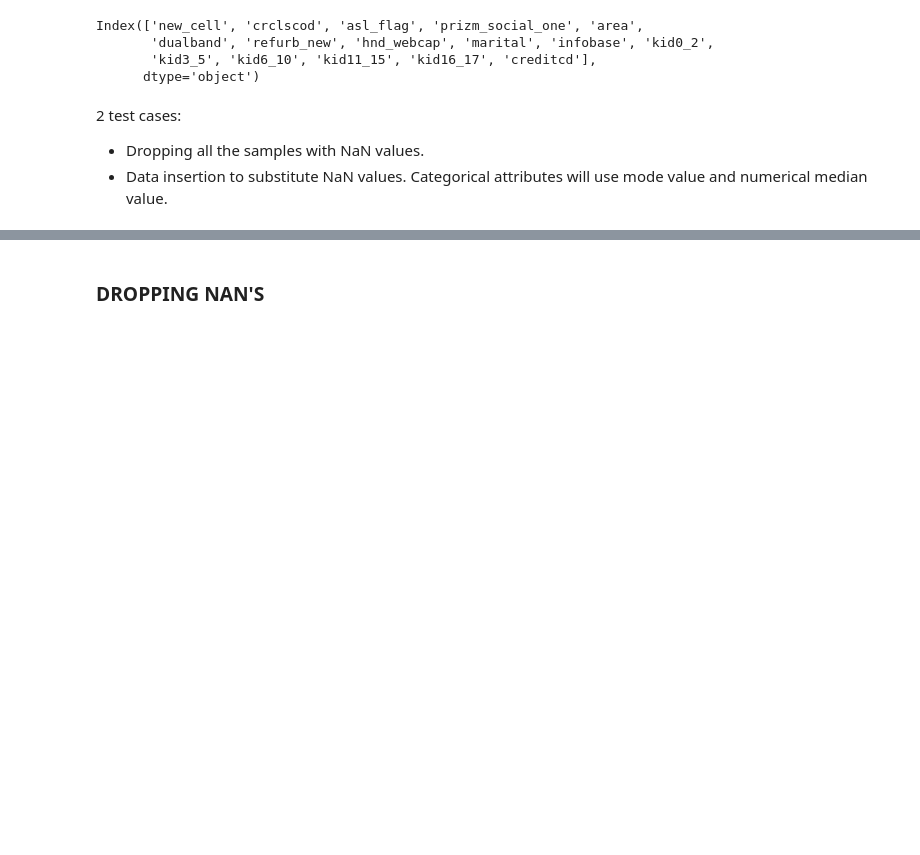
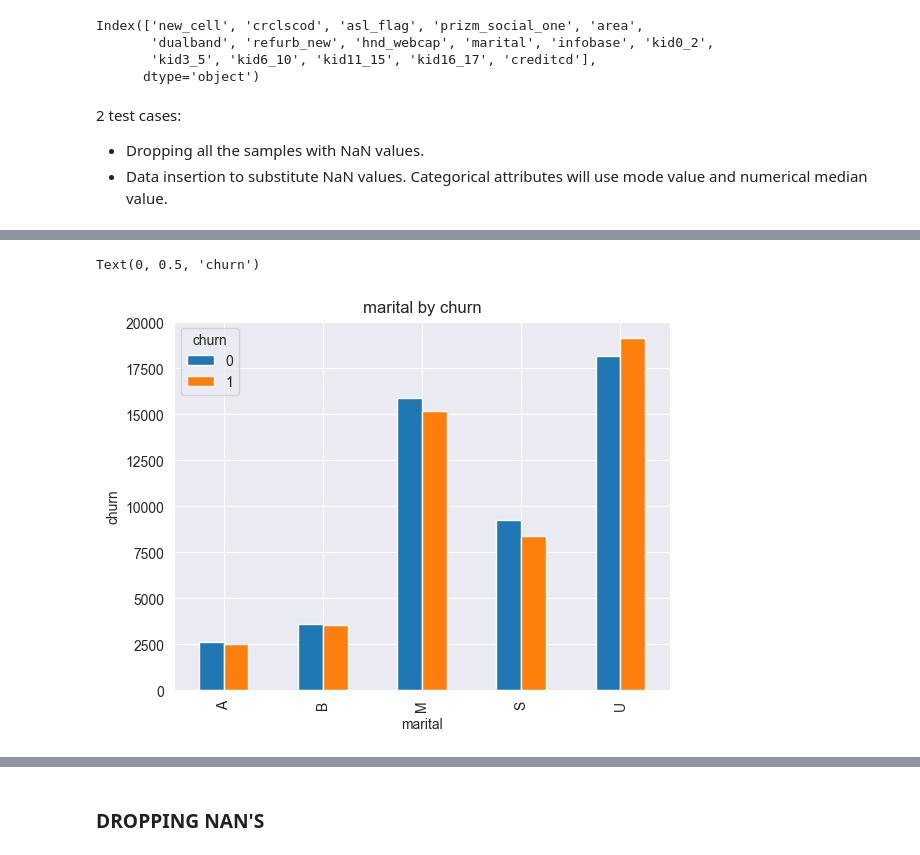
Before and after one commit to GerardGV/abandonPrediction, a Jupyter notebook: localML/main.ipynb, the cells around one changed output, grey strips where cells are left out. Drawn from its saved outputs; the diff is of its cells as text; code cells hidden in the pictures; blank space fills up the shorter version.

```diff
--- a/localML/main.ipynb
+++ b/localML/main.ipynb
@@ -139,0 +173,8 @@ Index(['new_cell', 'crclscod', 'asl_flag', 'prizm_social_one', 'area',
+# %%
+pd.crosstab(datasetClean['marital'],datasetClean['churn']).plot(kind='bar')
+plt.title('marital by churn')
+plt.xlabel('marital')
+plt.ylabel('churn')
+# %% [output]
+Text(0, 0.5, 'churn')
+[figure, added]
```
Also changed, not shown: parts of 49 cells of this notebook.
